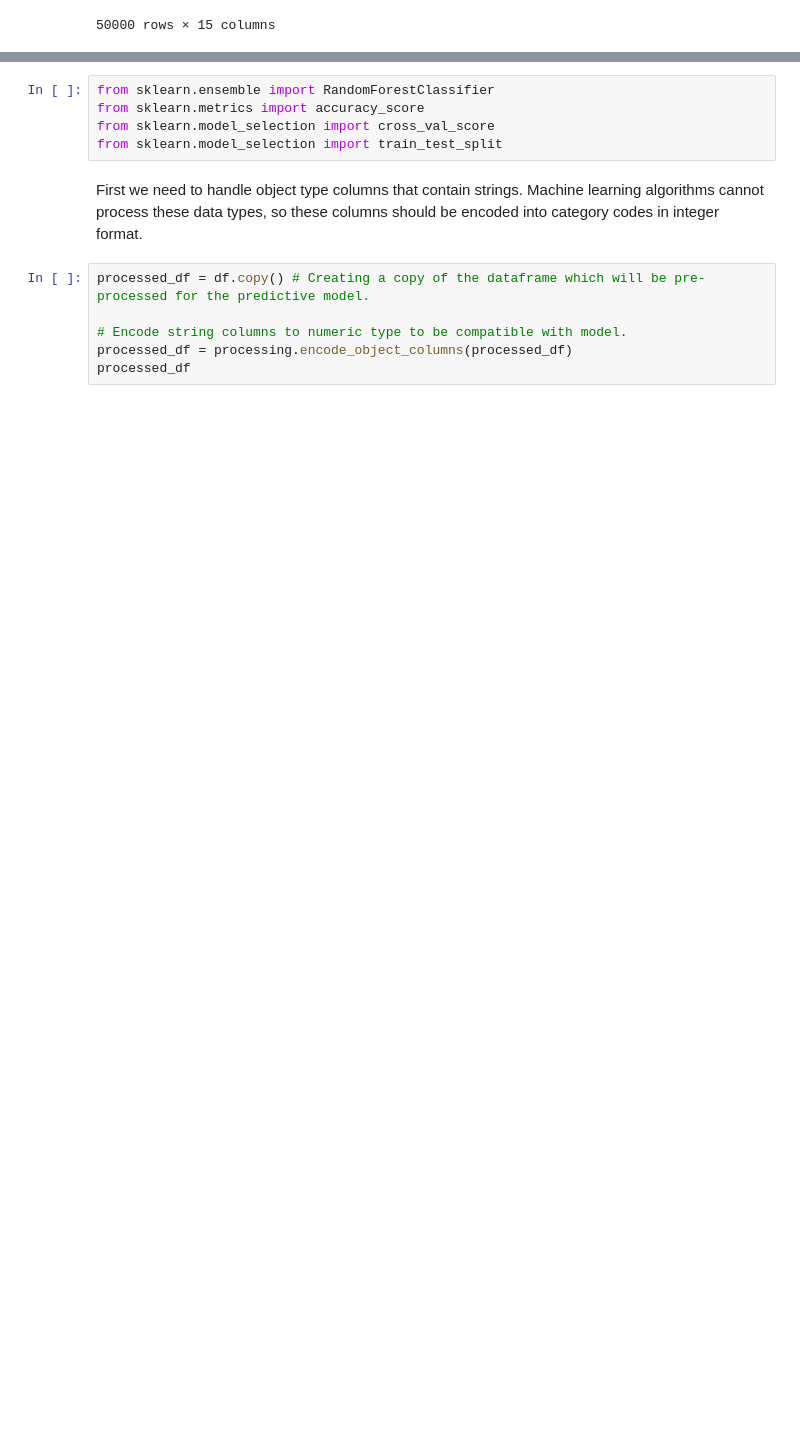
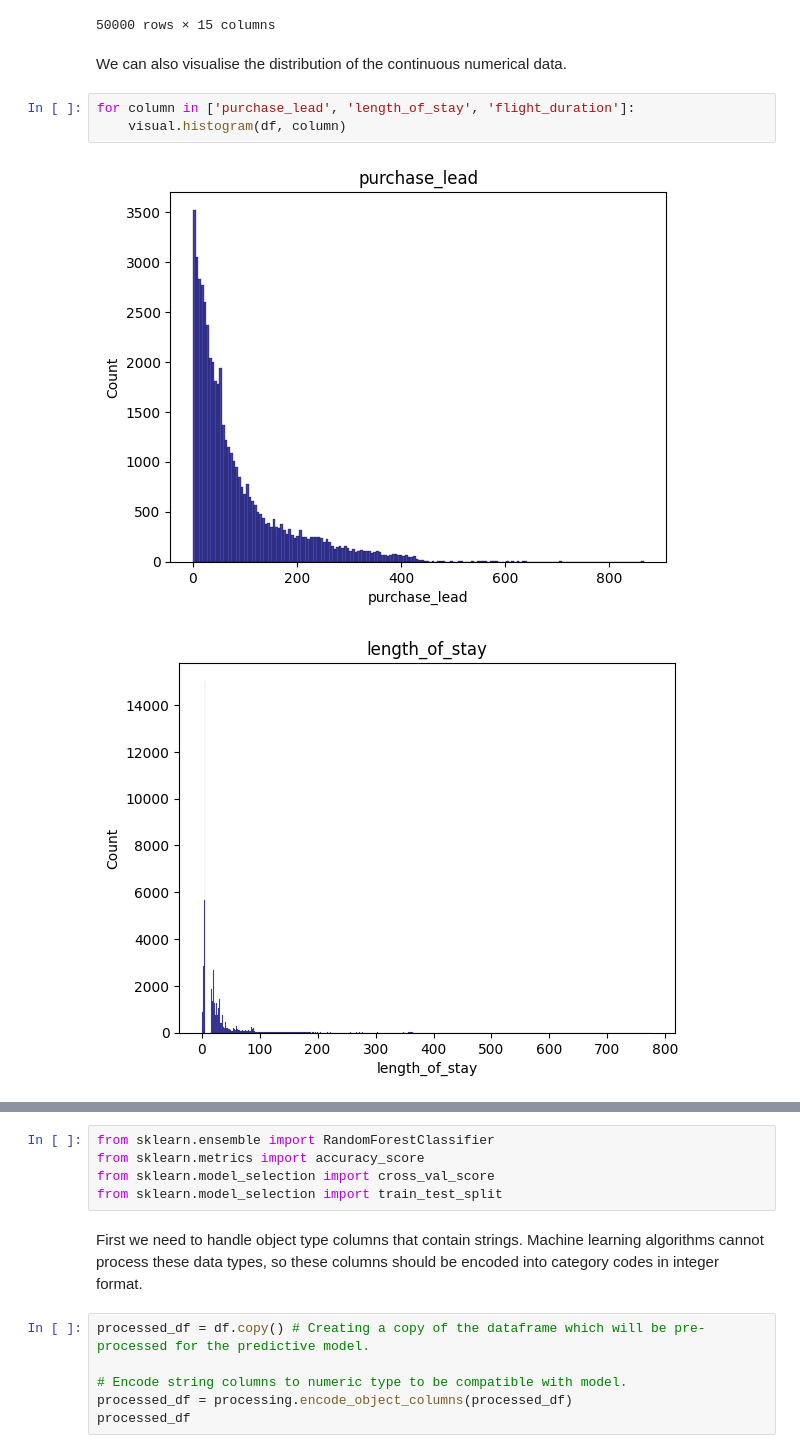
Before and after one commit to joelsud18/British_Airways_Data_Science_Project, a Jupyter notebook: predictive_modeling.ipynb, the cells around one changed output, grey strips where cells are left out. Saved outputs shown, nothing was run; the diff lists cells and outputs as text; blank space fills up the shorter version.

```diff
--- a/predictive_modeling.ipynb
+++ b/predictive_modeling.ipynb
@@ -126,3 +126,11 @@ df
 | 49998 | 1 | Internet | RoundTrip | 15 | 6 | 11 | 1 | ... |
 | 49999 | 1 | Internet | RoundTrip | 19 | 6 | 10 | 4 | ... |
 50000 rows × 15 columns
+# %% [markdown]
+We can also visualise the distribution of the continuous numerical data.
+# %%
+for column in ['purchase_lead', 'length_of_stay', 'flight_duration']:
+    visual.histogram(df, column)
+# %% [output]
+[figure, added]
+[figure, added]
```
Also changed, not shown: parts of 2 cells of this notebook.
